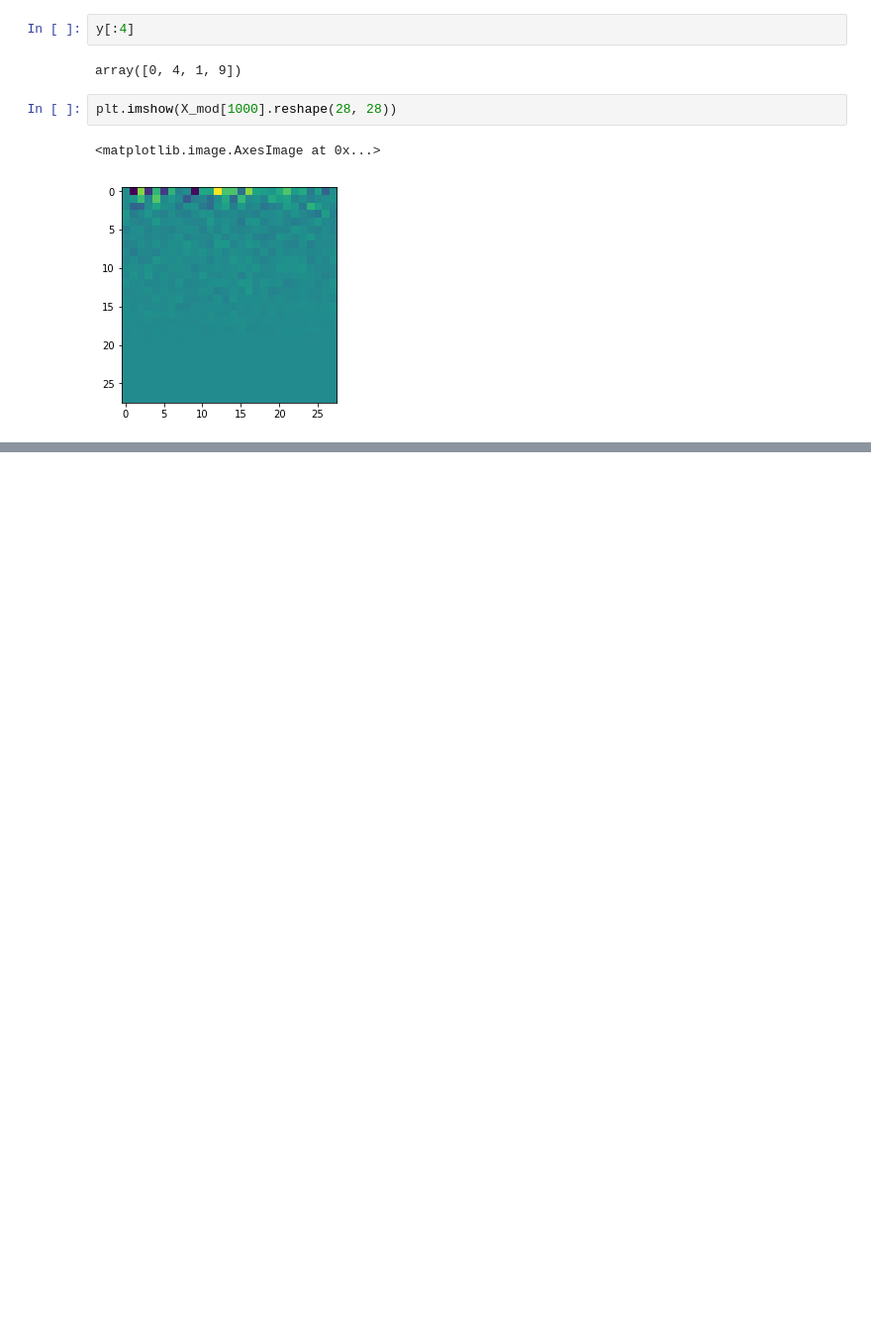
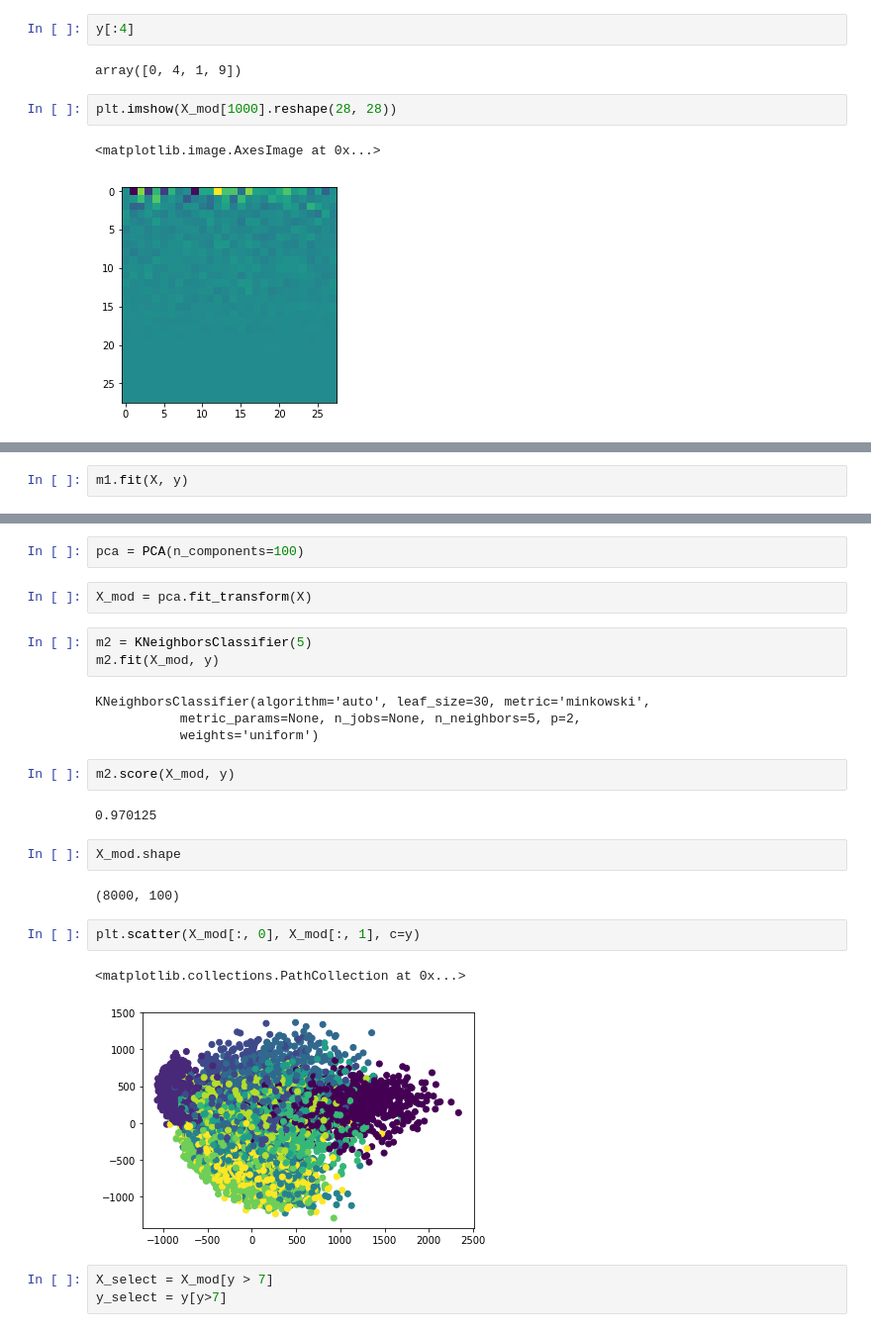
Before and after one commit to coding-blocks-archives/ML-Noida-2019-June-Two, a Jupyter notebook: lecture_11/MNIST PCA.ipynb, the cells around one changed output, grey strips where cells are left out. Shown at 99% size. Cells and saved outputs as stored; diff of their text form; blank space fills up the shorter version.

```diff
--- a/lecture_11/MNIST PCA.ipynb
+++ b/lecture_11/MNIST PCA.ipynb
@@ -47,0 +52,2 @@ plt.imshow(X_mod[1000].reshape(28, 28))
+# %%
+m1.fit(X, y)
@@ -47,0 +62,27 @@ plt.imshow(X_mod[1000].reshape(28, 28))
+# %%
+pca = PCA(n_components=100)
+# %%
+X_mod = pca.fit_transform(X)
+# %%
+m2 = KNeighborsClassifier(5)
+m2.fit(X_mod, y)
+# %% [output]
+KNeighborsClassifier(algorithm='auto', leaf_size=30, metric='minkowski',
+           metric_params=None, n_jobs=None, n_neighbors=5, p=2,
+           weights='uniform')
+# %%
+m2.score(X_mod, y)
+# %% [output]
+0.970125
+# %%
+X_mod.shape
+# %% [output]
+(8000, 100)
+# %%
+plt.scatter(X_mod[:, 0], X_mod[:, 1], c=y)
+# %% [output]
+<matplotlib.collections.PathCollection at 0x...>
+[figure, added]
+# %%
+X_select = X_mod[y > 7]
+y_select = y[y>7]
```
Also changed, not shown: parts of 9 cells of this notebook, 1 other file.
